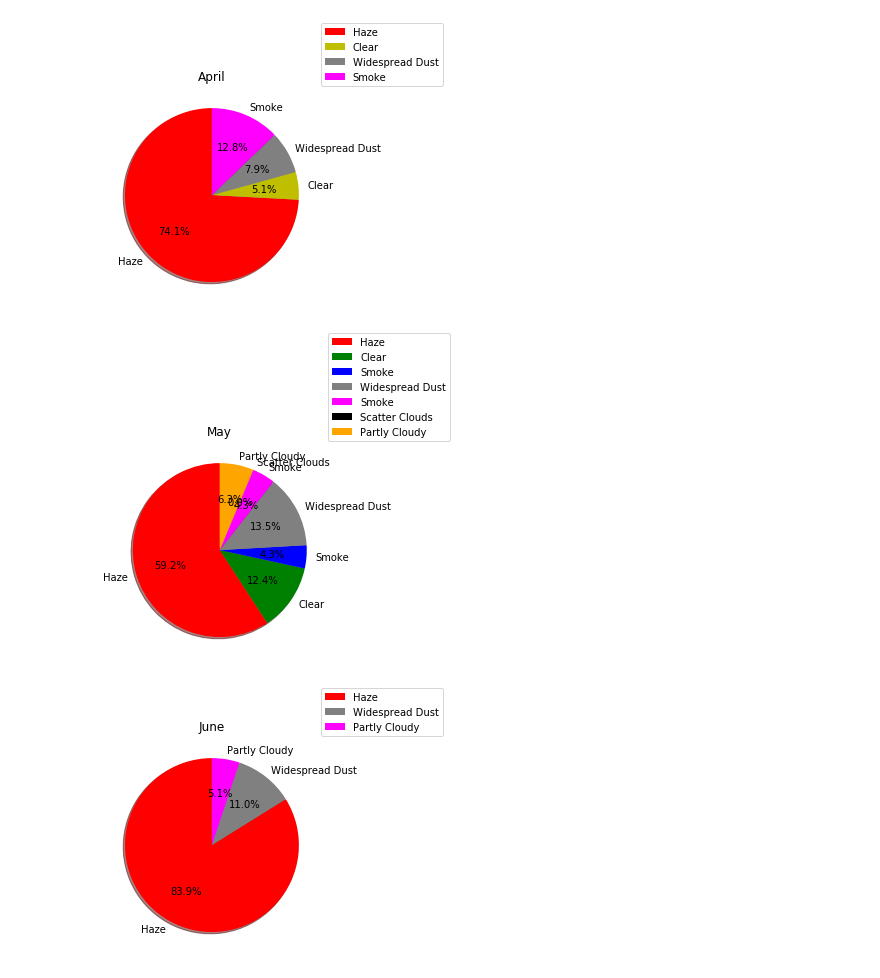
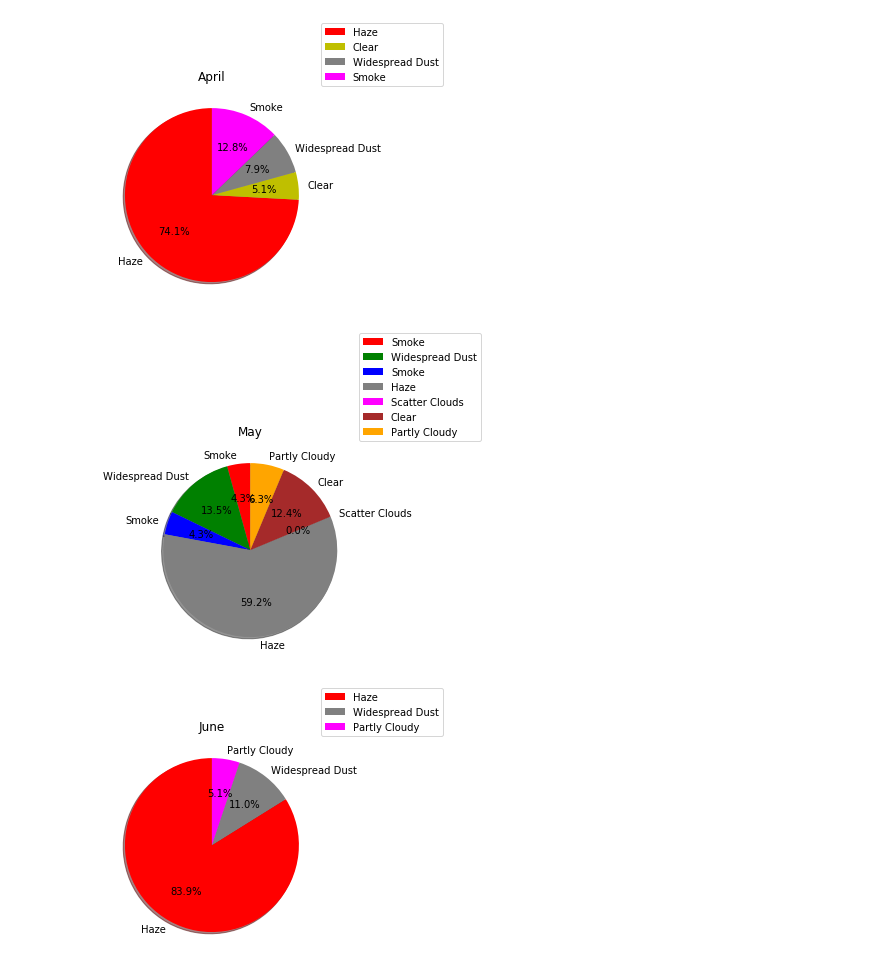
Before and after one commit to tanishm20/assignment4, a Jupyter notebook: Assingment 4 part 2.ipynb, the cells around one changed output. Drawn from its saved outputs; the diff is of its cells as text; code cells hidden in the pictures.

```diff
--- a/Assingment 4 part 2.ipynb
+++ b/Assingment 4 part 2.ipynb
@@ -140,18 +142,18 @@ plt.show()
 # %% [output]
 [figure]
 # %%
-act=["Haze",'Clear','Smoke','Widespread Dust','Smoke','Scatter Clouds','Partly Cloudy']
-colors=['r','g','b','grey','magenta','k','orange']
+act=['Smoke','Widespread Dust','Smoke',"Haze",'Scatter Clouds','Clear','Partly Cloudy']
+colors=['r','g','b','grey','magenta','brown','orange']
 slices=[]
 for i in act:
     slices.append(len(data[(data['month']==5) & (data['_conds']==i) ]))
 
 plt.pie(slices, labels=act,colors=colors,shadow=True,autopct="%1.1f%%",startangle=90)
 plt.legend(loc=(1,1))
 plt.title("May")
 plt.show()
 # %% [output]
-[figure, old version]
+[figure, new version]
 # %%
 act=["Haze",'Widespread Dust','Partly Cloudy']
 colors=['r','grey','magenta']
```
Also changed, not shown: parts of 1 cell of this notebook.
